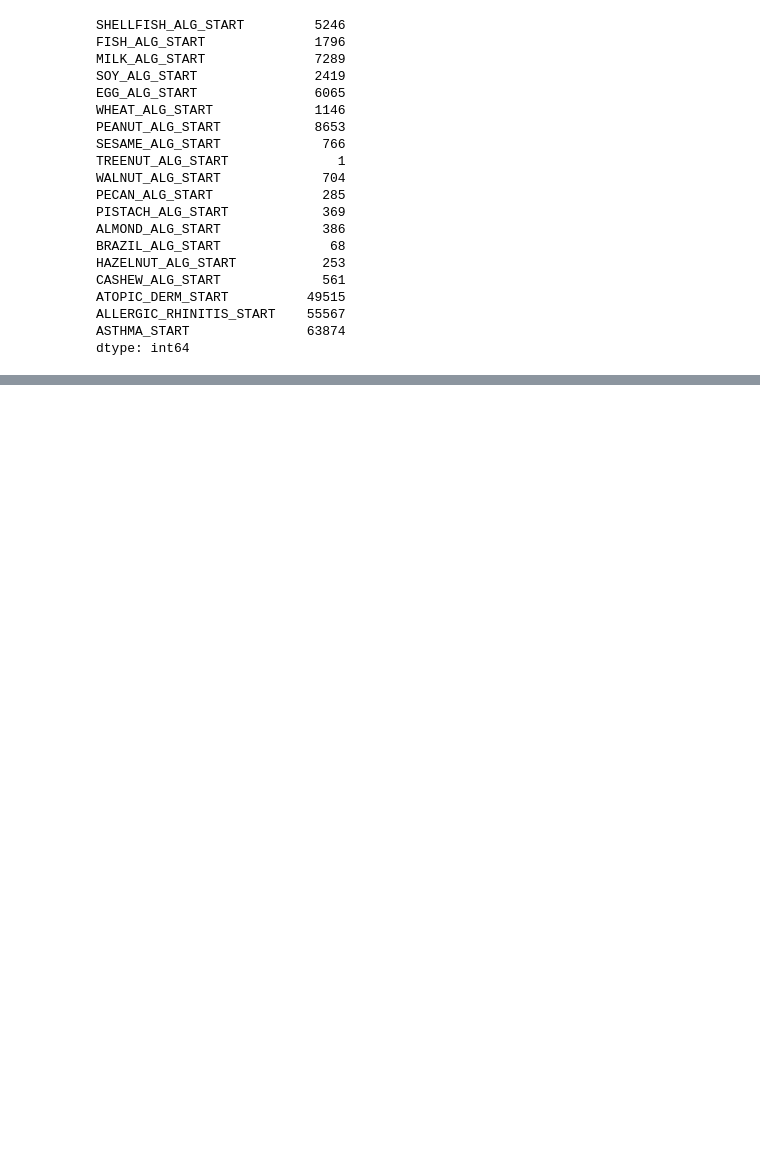
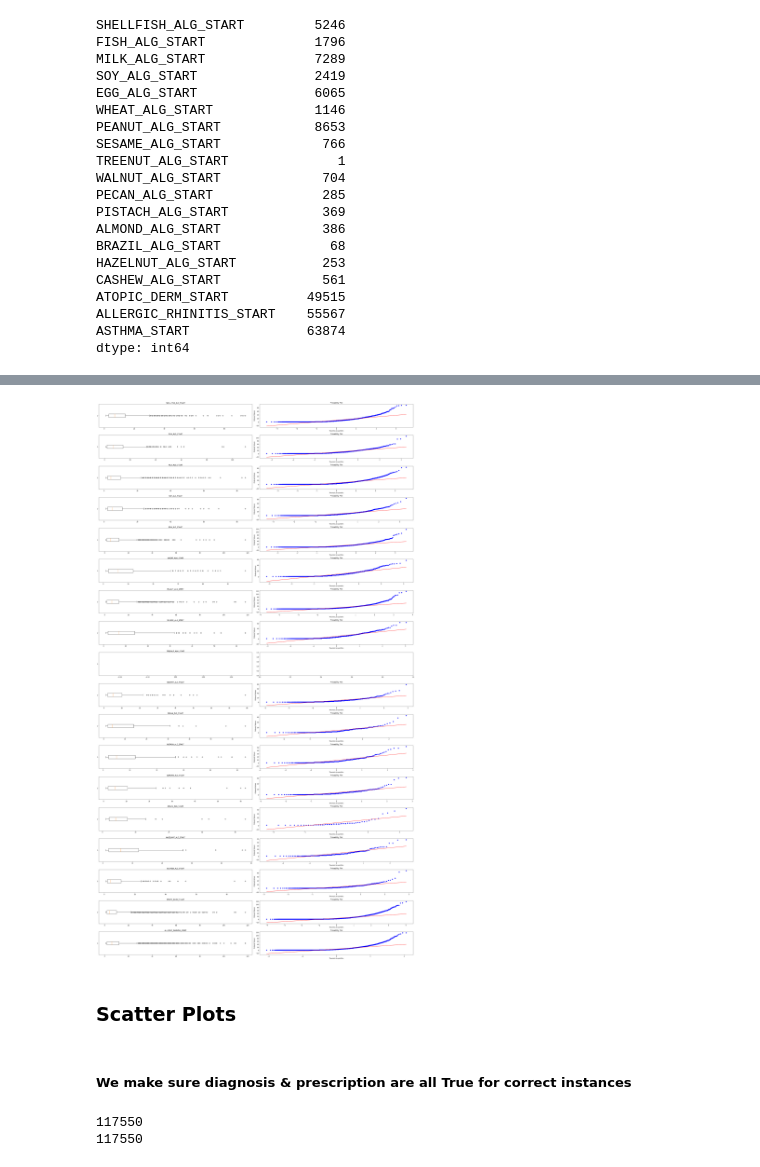
Before and after one commit to CharlesPizza/ChildhoodAllergies, a Jupyter notebook: Exploration.ipynb, the cells around one changed output, grey strips where cells are left out. Saved outputs shown, nothing was run; the diff lists cells and outputs as text; code cells hidden in the pictures; blank space fills up the shorter version.

```diff
--- a/Exploration.ipynb
+++ b/Exploration.ipynb
@@ -301,0 +312,12 @@ While these trends may appear significant, the vast overreporting of Dermititis,
+# %%
+fig, axs = plt.subplots(18, 2, figsize=(32,56))
+for idx, c in enumerate(l[:-1]):
+    mask = df['NUM_ASTHMARX'].notnull() & df[c].notnull()
+    axs[idx, 0].boxplot(df[mask]['NUM_ASTHMARX'], vert=False)
+    axs[idx, 0].set_title(c)
+    stats.probplot(df[mask]['NUM_ASTHMARX'], plot=axs[idx, 1])
+
+plt.tight_layout()
+plt.show()
+# %% [output]
+[figure, added]
@@ -301,0 +334,2 @@ While these trends may appear significant, the vast overreporting of Dermititis,
+# %% [markdown]
+### Scatter Plots
@@ -301,0 +346,8 @@ While these trends may appear significant, the vast overreporting of Dermititis,
+# %% [markdown]
+##### We make sure diagnosis & prescription are all True for correct instances
+# %%
+print(df[df['FIRST_ASTHMARX'].notnull()].shape[0])
+print(df[df['FIRST_ASTHMARX'].notnull() & df['NUM_ASTHMARX'].notnull()].shape[0])
+# %% [output]
+117550
+117550
```
Also changed, not shown: parts of 10 cells of this notebook.
